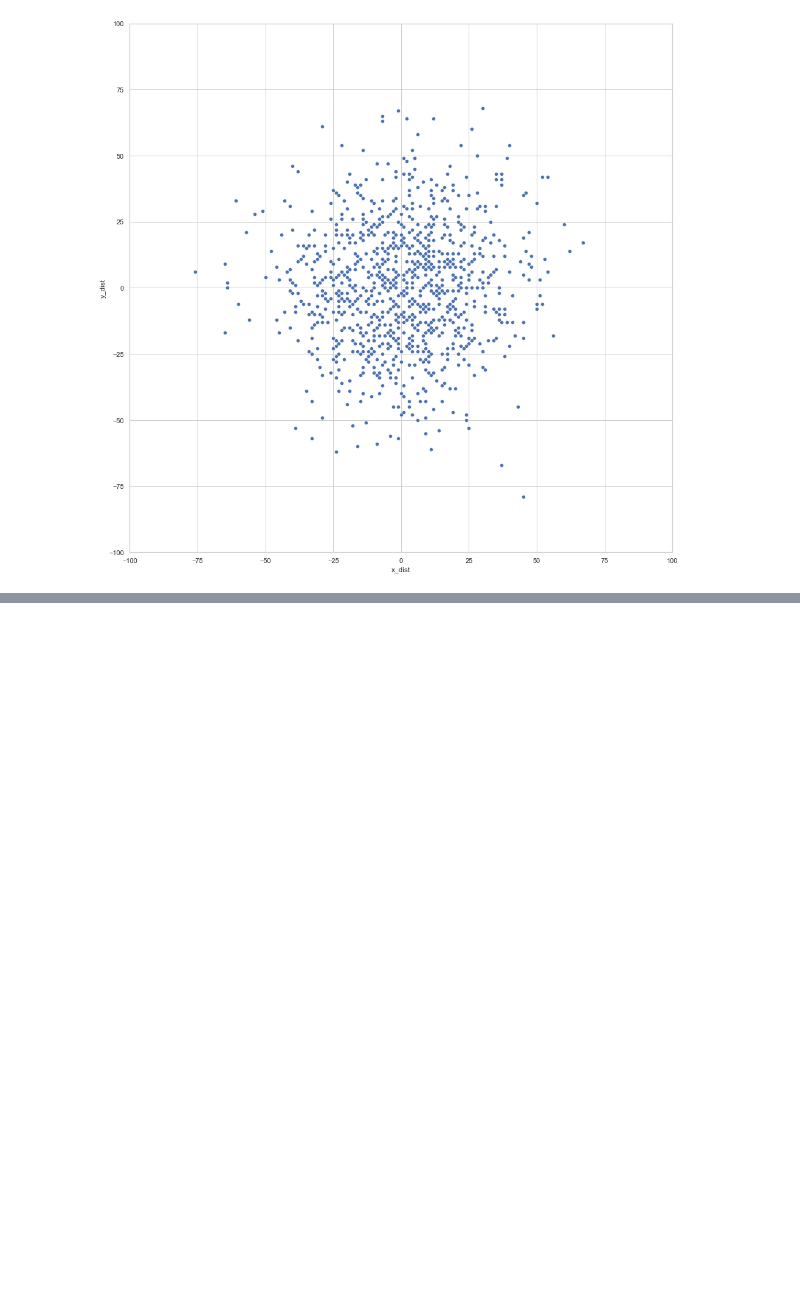
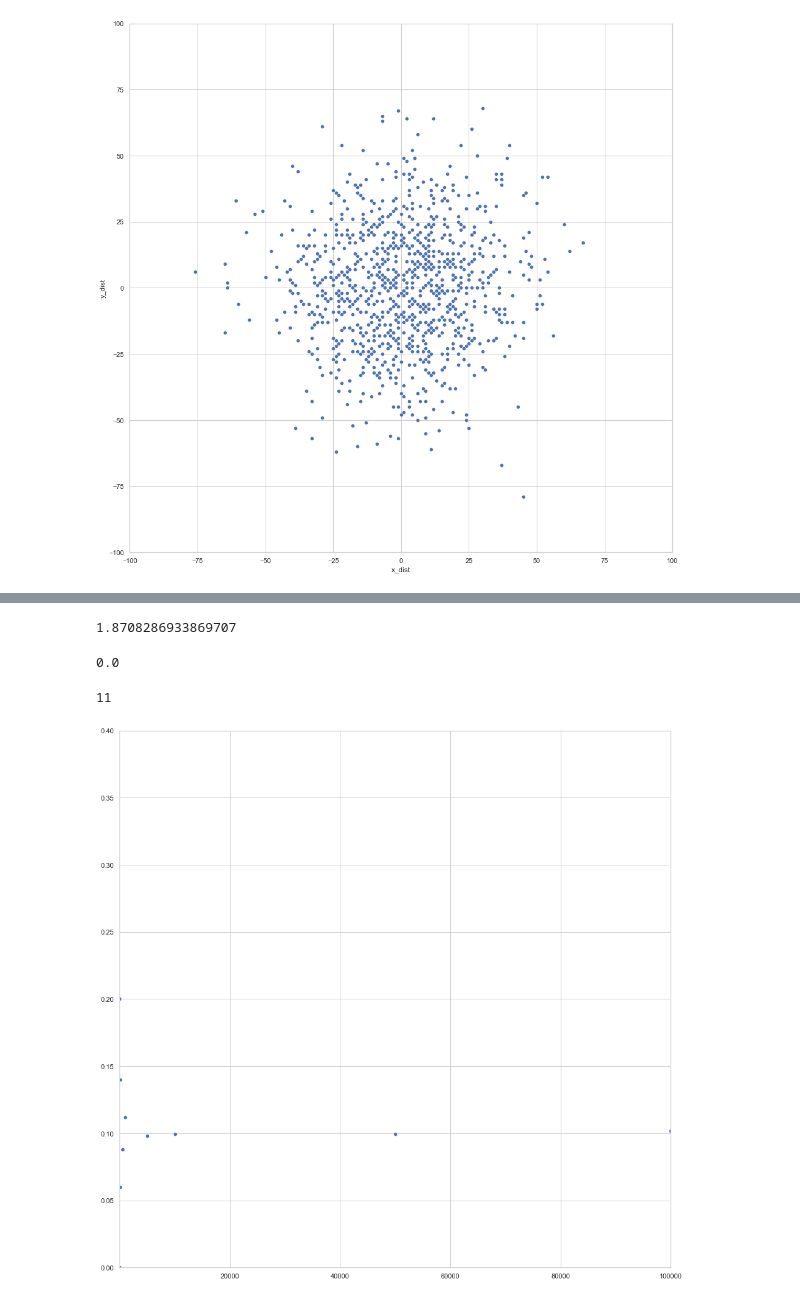
Before and after one commit to FelipeTufaile/MITx-6.00.2x, a Jupyter notebook: Exercises.ipynb, the cells around one changed output, grey strips where cells are left out. Cells and saved outputs as stored; diff of their text form; code cells hidden in the pictures; blank space fills up the shorter version.

```diff
--- a/Exercises.ipynb
+++ b/Exercises.ipynb
@@ -363,0 +392,8 @@ plt.show(fg01)
+# %%
+stdDevOfLengths(['apples', 'oranges', 'kiwis', 'pineapples'])
+# %% [output]
+1.8708286933869707
+# %%
+stdDevOfLengths(['a', 'z', 'p'])
+# %% [output]
+0.0
@@ -363,0 +427,28 @@ plt.show(fg01)
+# %%
+numTrials = [1,5,10,50,100,500,1000,5000,10000,50000,100000]
+percents = []
+for nt in numTrials:
+    percents.append(noReplacementSimulation(nt))
+# %%
+len(percents)
+# %% [output]
+11
+# %%
+import pandas as pd
+# Plotting
+import seaborn as sns
+import matplotlib.pyplot as plt
+
+
+plt.figure(figsize = (16,16))
+sns.set_theme(style="whitegrid")
+
+fg01 = sns.scatterplot(x = numTrials,
+                       y = percents)
+
+plt.ylim(0, 0.4)
+plt.xlim(1, 100000)
+
+plt.show(fg01)
+# %% [output]
+[figure, added]
```
Also changed, not shown: parts of 3 cells of this notebook.
